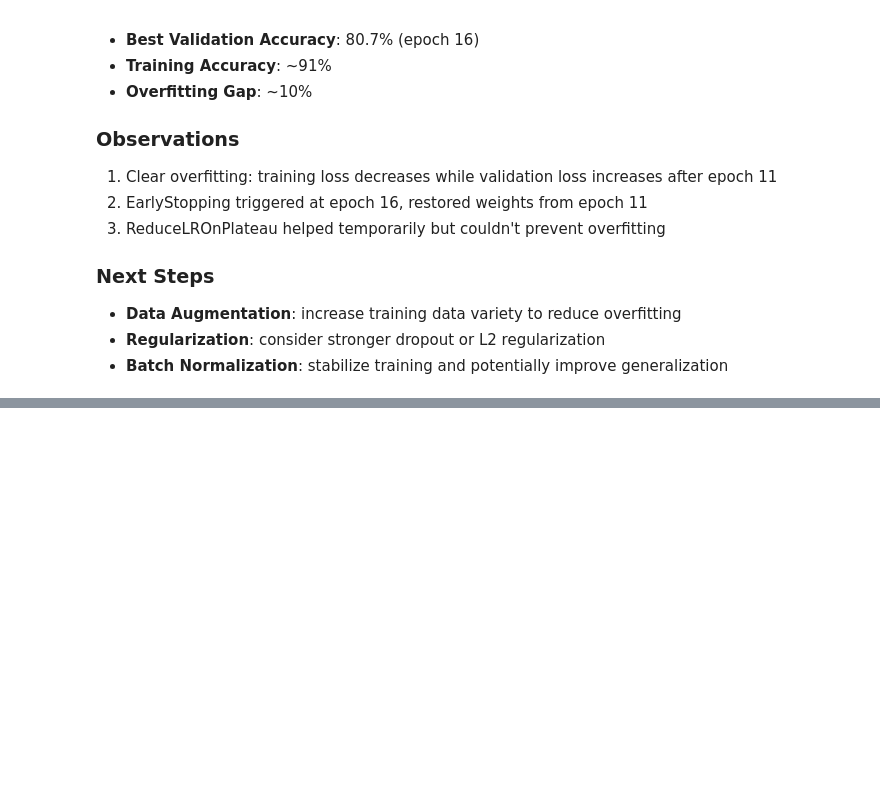
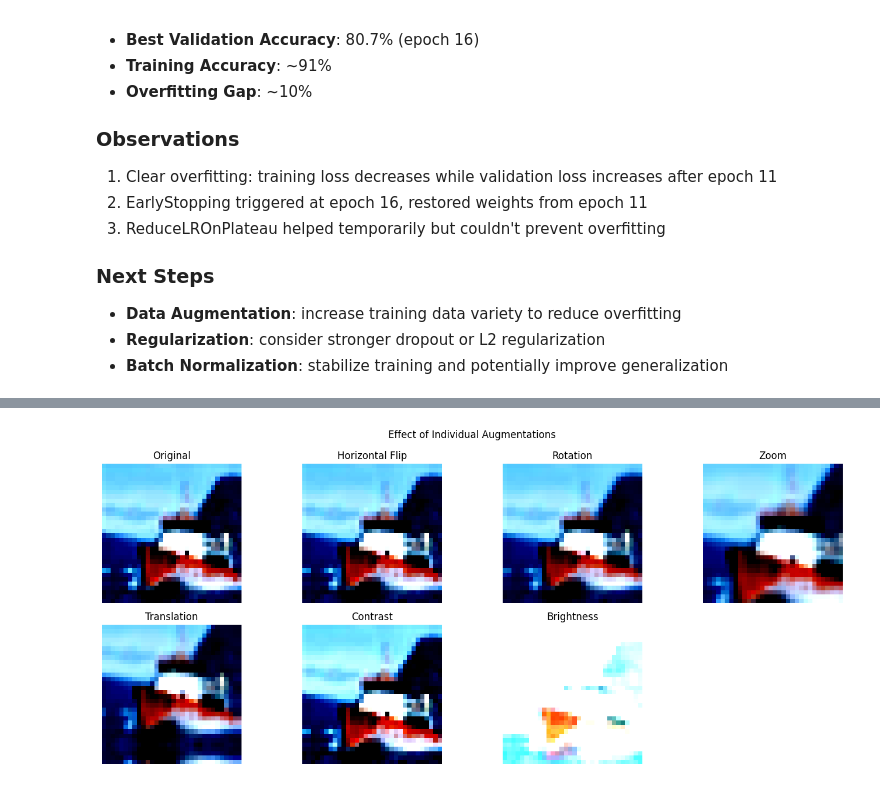
Before and after one commit to fabiogrillo/iris-classification, a Jupyter notebook: CNN_image_classifier/cnn_cifar10.ipynb, the cells around one changed output, grey strips where cells are left out. Drawn from its saved outputs; the diff is of its cells as text; code cells hidden in the pictures; blank space fills up the shorter version.

```diff
--- a/CNN_image_classifier/cnn_cifar10.ipynb
+++ b/CNN_image_classifier/cnn_cifar10.ipynb
@@ -397,0 +431,31 @@ Test accuracy: 0.7977
+# %%
+# Mostra effetto di ogni singola trasformazione
+single_transforms = {
+    'Original': None,
+    'Horizontal Flip': layers.RandomFlip('horizontal'),
+    'Rotation': layers.RandomRotation(0.1),
+    'Zoom': layers.RandomZoom(0.3),
+    'Translation': layers.RandomTranslation(0.2, 0.2),
+    'Contrast': layers.RandomContrast(0.3),
+    'Brightness': layers.RandomBrightness(0.1),
+}
+
+image = x_train[1500]
+plt.figure(figsize=(14, 6))
+
+for i, (name, transform) in enumerate(single_transforms.items()):
+    plt.subplot(2, 4, i + 1)
+    if transform is None:
+        plt.imshow(np.clip(image, 0, 1))
+    else:
+        aug = transform(np.expand_dims(image, axis=0), training=True)
+        plt.imshow(np.clip(aug[0], 0, 1))
+    plt.axis('off')
+    plt.title(name)
+
+plt.suptitle('Effect of Individual Augmentations')
+plt.tight_layout()
+plt.savefig('figures/individual_augmentations.png')
+plt.show()
+# %% [output]
+[figure, added]
```
Also changed, not shown: parts of 8 cells of this notebook, 4 other files.
